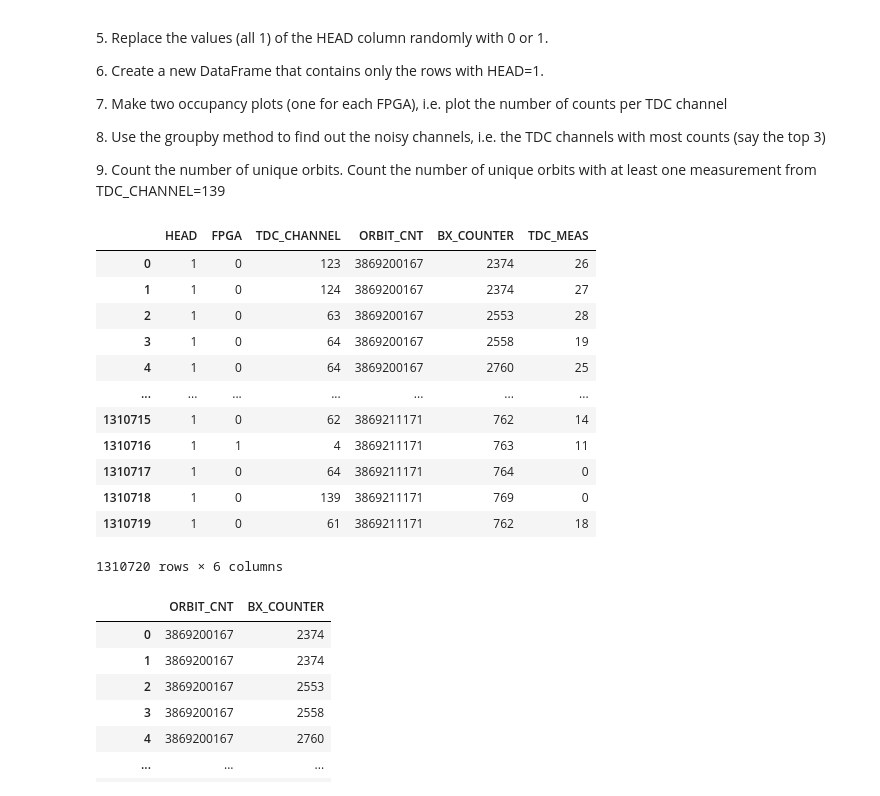
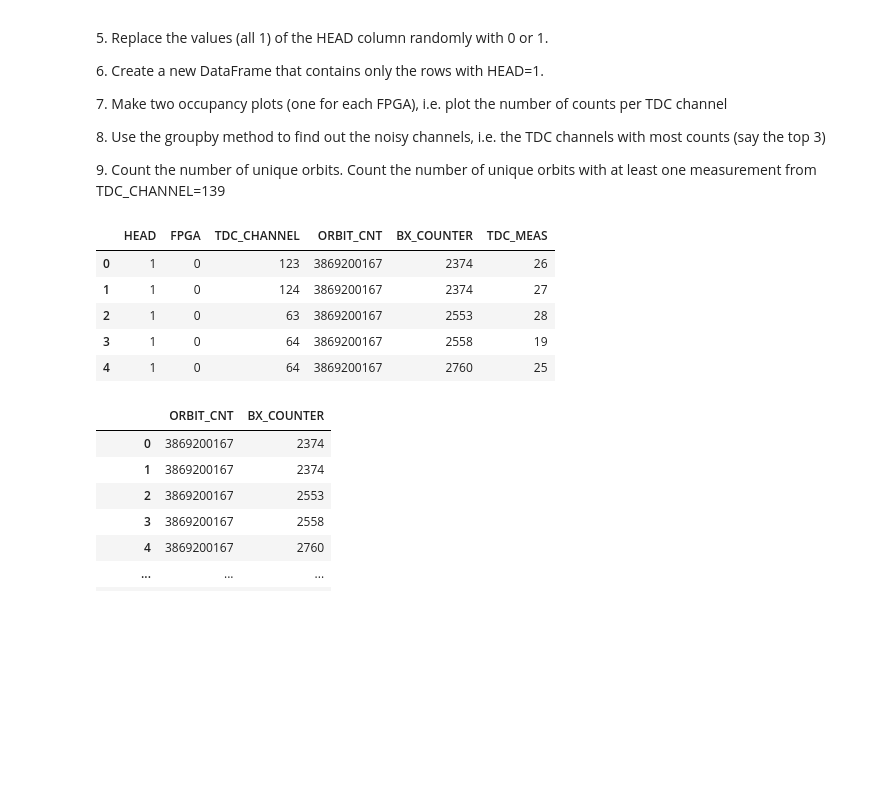
Before and after one commit to tommasoamico/LaboratoryOfComputationalPhysics_Y4, a Jupyter notebook: 05ex_Pandas.ipynb, the cells around one changed output. Saved outputs shown, nothing was run; the diff lists cells and outputs as text; code cells hidden in the pictures; blank space fills up the shorter version.

```diff
--- a/05ex_Pandas.ipynb
+++ b/05ex_Pandas.ipynb
@@ -30,22 +30,15 @@ import matplotlib.pyplot as plt
 # %%
 # Importing the data
 file_name = "/Users/tommaso/data/data_000637.txt"
 data = pd.read_csv(file_name)
-data
+data.head()
 # %% [output]
 |  | HEAD | FPGA | TDC_CHANNEL | ORBIT_CNT | BX_COUNTER | TDC_MEAS |
 | 0 | 1 | 0 | 123 | 3869200167 | 2374 | 26 |
 | 1 | 1 | 0 | 124 | 3869200167 | 2374 | 27 |
 | 2 | 1 | 0 | 63 | 3869200167 | 2553 | 28 |
 | 3 | 1 | 0 | 64 | 3869200167 | 2558 | 19 |
 | 4 | 1 | 0 | 64 | 3869200167 | 2760 | 25 |
-| ... | ... | ... | ... | ... | ... | ... |
-| 1310715 | 1 | 0 | 62 | 3869211171 | 762 | 14 |
-| 1310716 | 1 | 1 | 4 | 3869211171 | 763 | 11 |
-| 1310717 | 1 | 0 | 64 | 3869211171 | 764 | 0 |
-| 1310718 | 1 | 0 | 139 | 3869211171 | 769 | 0 |
-| 1310719 | 1 | 0 | 61 | 3869211171 | 762 | 18 |
-1310720 rows × 6 columns
 # %%
 # We sort the data by the value of ORBIT
 data = data.sort_values(['ORBIT_CNT', 'BX_COUNTER', 'TDC_MEAS'], ignore_index=True)
```
Also changed, not shown: parts of 4 cells of this notebook, 5 other files.
